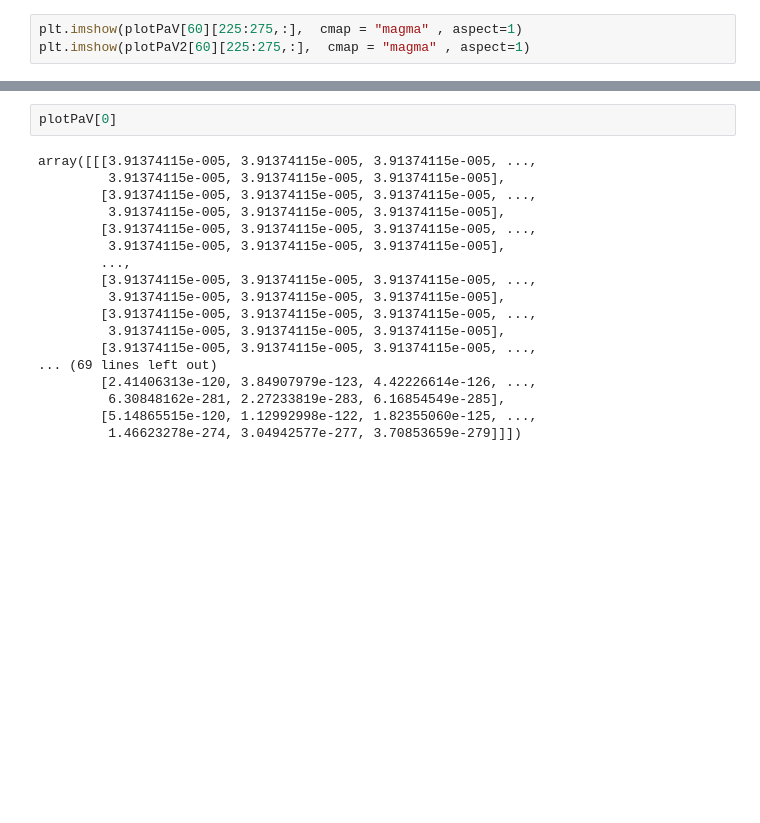
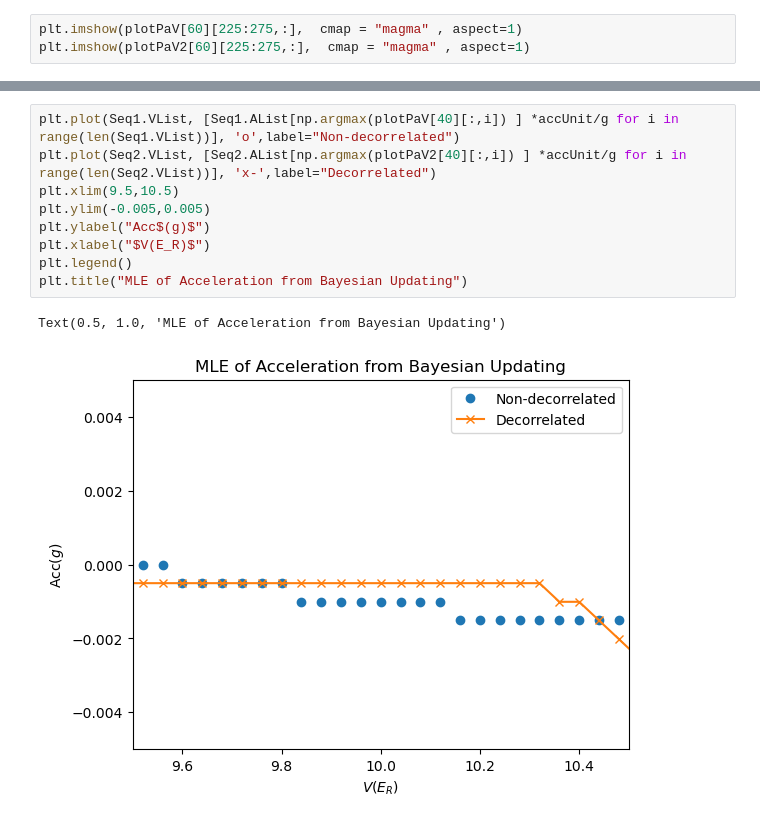
Before and after one commit to rootware/lattice_evolution, a Jupyter notebook: Python/Option1_2_comparison.ipynb, the cells around one changed output, grey strips where cells are left out. Saved outputs shown, nothing was run; the diff lists cells and outputs as text; blank space fills up the shorter version.

```diff
--- a/Python/Option1_2_comparison.ipynb
+++ b/Python/Option1_2_comparison.ipynb
@@ -165,23 +169,15 @@ plt.savefig("SPvMPComparison_v2.pdf", bbox_inches='tight')
 plt.show()
 # %% [output]
 [figure]
-# %%
-plotPaV[0]
-# %% [output]
-array([[[3.91374115e-005, 3.91374115e-005, 3.91374115e-005, ...,
-         3.91374115e-005, 3.91374115e-005, 3.91374115e-005],
-        [3.91374115e-005, 3.91374115e-005, 3.91374115e-005, ...,
-         3.91374115e-005, 3.91374115e-005, 3.91374115e-005],
-        [3.91374115e-005, 3.91374115e-005, 3.91374115e-005, ...,
-         3.91374115e-005, 3.91374115e-005, 3.91374115e-005],
-        ...,
-        [3.91374115e-005, 3.91374115e-005, 3.91374115e-005, ...,
-         3.91374115e-005, 3.91374115e-005, 3.91374115e-005],
-        [3.91374115e-005, 3.91374115e-005, 3.91374115e-005, ...,
-         3.91374115e-005, 3.91374115e-005, 3.91374115e-005],
-        [3.91374115e-005, 3.91374115e-005, 3.91374115e-005, ...,
-... (69 lines left out)
-        [2.41406313e-120, 3.84907979e-123, 4.42226614e-126, ...,
-         6.30848162e-281, 2.27233819e-283, 6.16854549e-285],
-        [5.14865515e-120, 1.12992998e-122, 1.82355060e-125, ...,
-         1.46623278e-274, 3.04942577e-277, 3.70853659e-279]]])
+# %%
+plt.plot(Seq1.VList, [Seq1.AList[np.argmax(plotPaV[40][:,i]) ] *accUnit/g for i in range(len(Seq1.VList))], 'o',label="Non-decorrelated")
+plt.plot(Seq2.VList, [Seq2.AList[np.argmax(plotPaV2[40][:,i]) ] *accUnit/g for i in range(len(Seq2.VList))], 'x-',label="Decorrelated")
+plt.xlim(9.5,10.5)
+plt.ylim(-0.005,0.005)
+plt.ylabel("Acc$(g)$")
+plt.xlabel("$V(E_R)$")
+plt.legend()
+plt.title("MLE of Acceleration from Bayesian Updating")
+# %% [output]
+Text(0.5, 1.0, 'MLE of Acceleration from Bayesian Updating')
+[figure, added]
```
Also changed, not shown: parts of 5 cells of this notebook, 4 other files.
